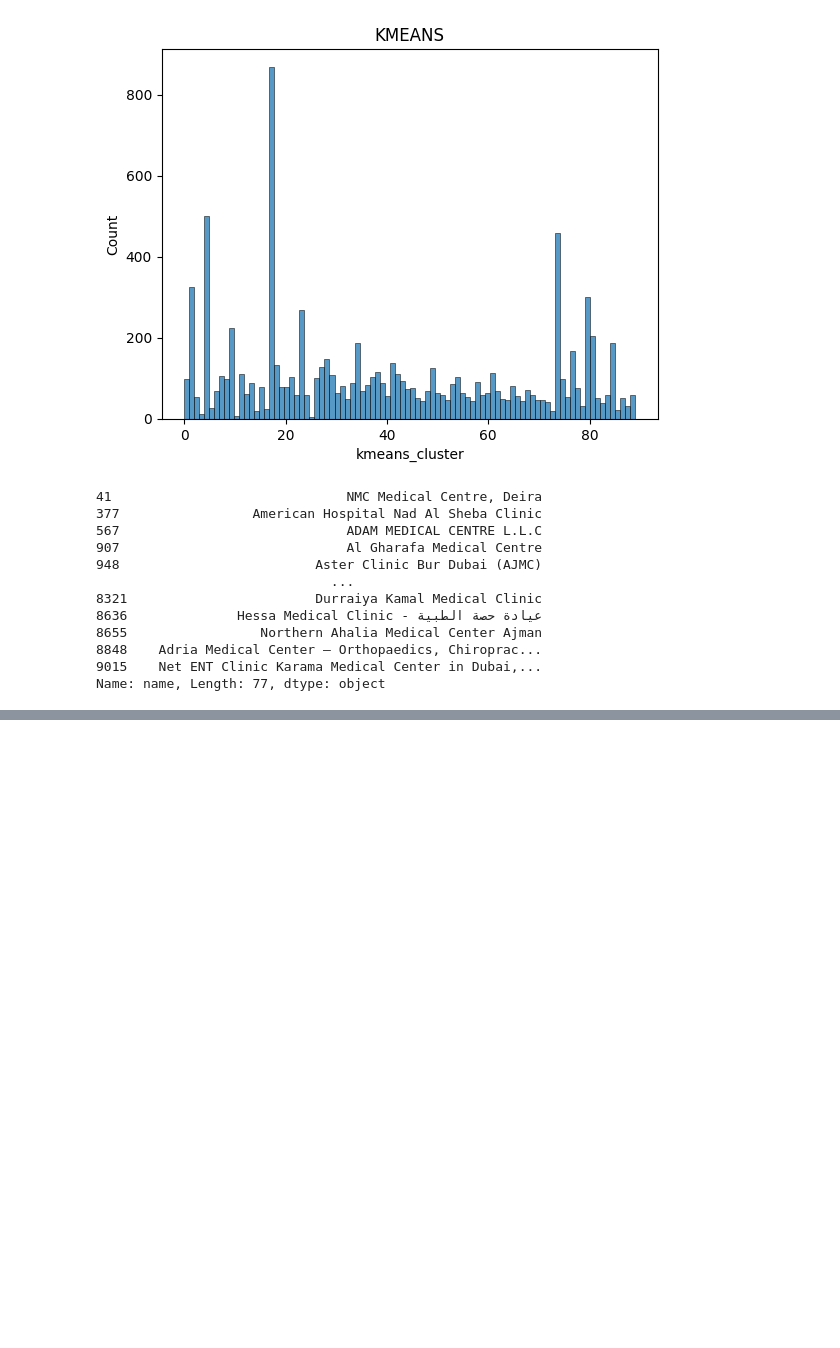
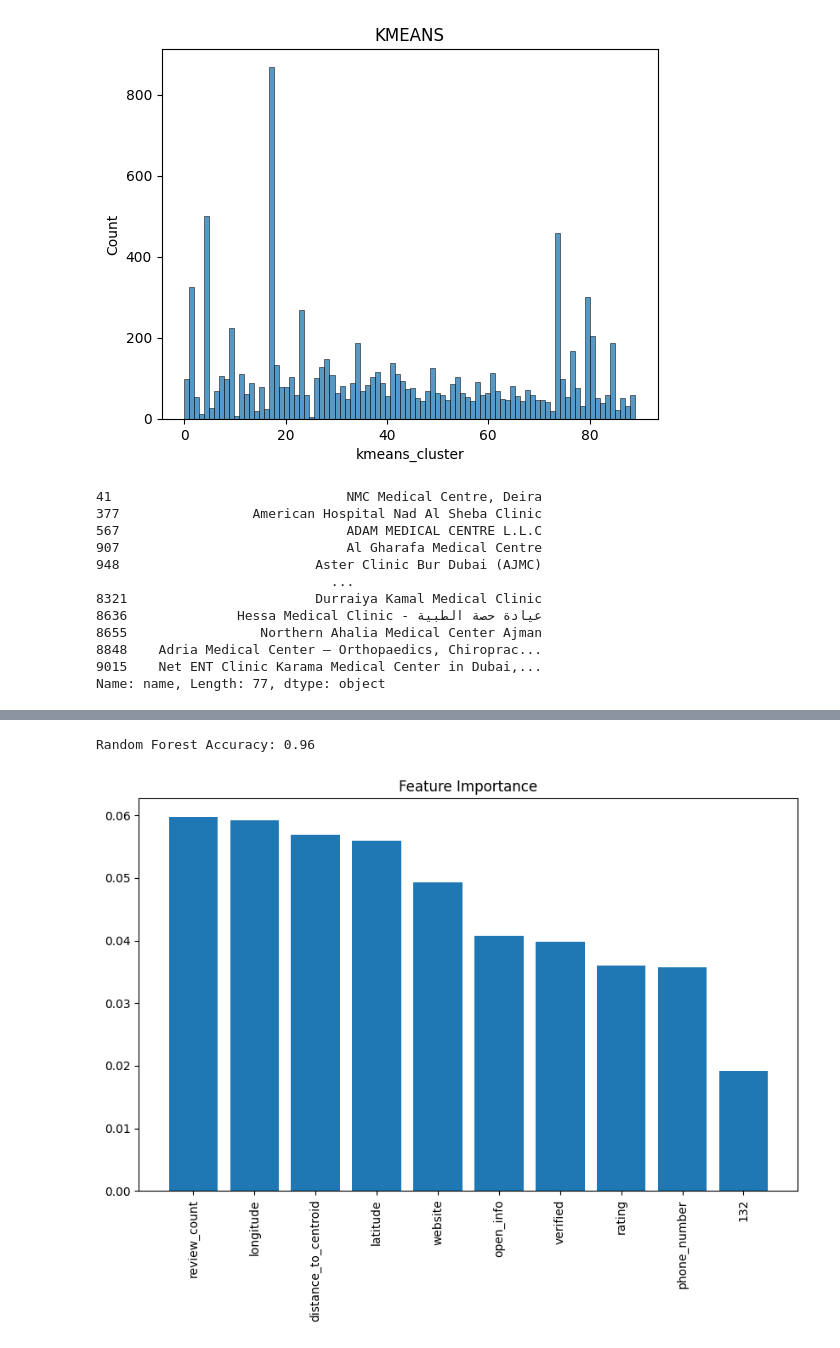
Before and after one commit to kowalskihubert/Google-Places-Clustering, a Jupyter notebook: models.ipynb, the cells around one changed output, grey strips where cells are left out. Cells and saved outputs as stored; diff of their text form; code cells hidden in the pictures; blank space fills up the shorter version.

Commit message:
finish model

```diff
--- a/models.ipynb
+++ b/models.ipynb
@@ -590,0 +609,41 @@ plt.show()
+# %%
+#assign labels to df_train_droped
+df_train['gmm_cluster'] = df_pca['gmm_cluster']
+df_gmm = df_train.copy['gmm_cluster'].copy()
+df_train.drop('hdbscam_cluster', axis=1, inplace=True)
+
+#prepare random forest in order to interprete the results
+from sklearn.ensemble import RandomForestClassifier
+from sklearn.model_selection import train_test_split
+from sklearn.metrics import accuracy_score
+
+# Split the data into training and test sets
+X_train, X_test, y_train, y_test = train_test_split(df_train.drop('gmm_cluster', axis=1), df_train['gmm_cluster'], test_size=0.2, random_state=42)
+
+# Initialize the Random Forest Classifier
+rf = RandomForestClassifier(n_estimators=100, random_state=42)
+
+# Fit the model
+rf.fit(X_train, y_train)
+
+# Predict the labels
+y_pred = rf.predict(X_test)
+
+# Calculate the accuracy
+accuracy = accuracy_score(y_test, y_pred)
+
+print(f"Random Forest Accuracy: {accuracy:.2f}")
+# %% [output]
+Random Forest Accuracy: 0.96
+# %%
+#visualize random forest feature importance, but only top 10
+importances = rf.feature_importances_
+indices = np.argsort(importances)[::-1]
+
+plt.figure(figsize=(10, 6))
+plt.bar(range(10), importances[indices[:10]])
+plt.xticks(range(10), X_train.columns[indices[:10]], rotation=90)
+plt.title('Feature Importance')
+plt.show()
+# %% [output]
+[figure, added]
```
Also changed, not shown: parts of 4 cells of this notebook.
